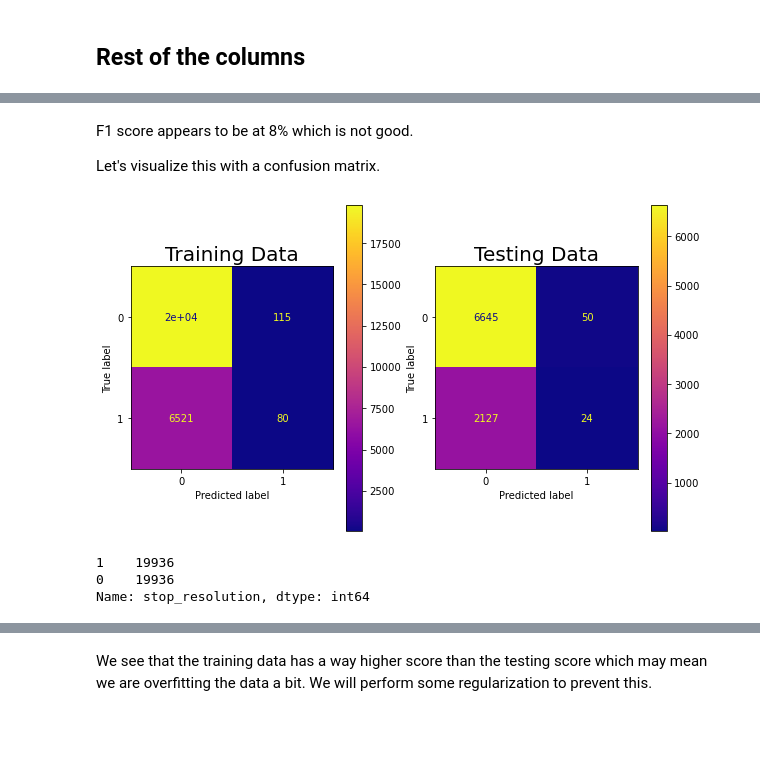
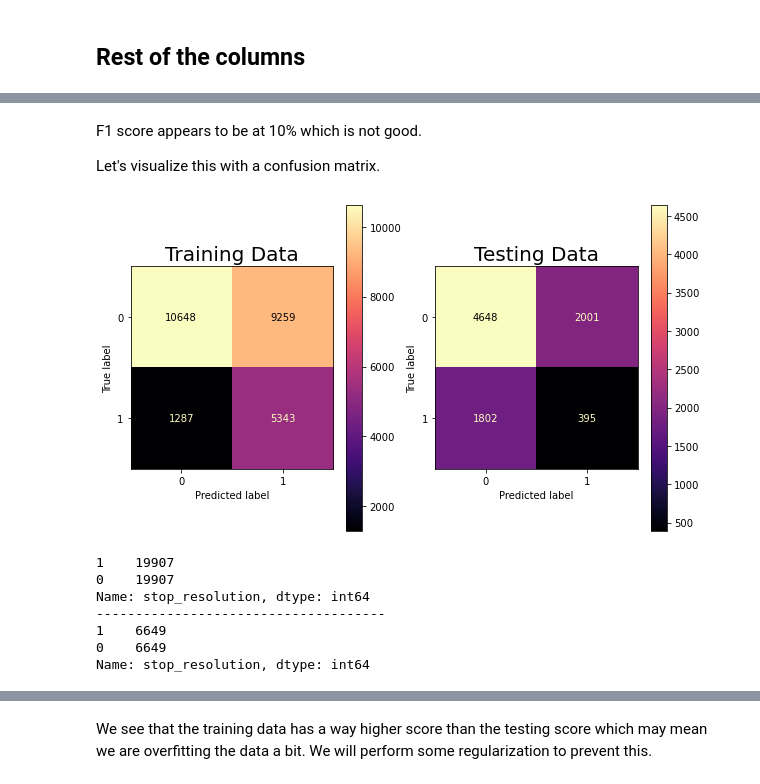
Before and after one commit to edgarbarr1/terry_stops, a Jupyter notebook: Models.ipynb, the cells around one changed output, grey strips where cells are left out. Saved outputs shown, nothing was run; the diff lists cells and outputs as text; code cells hidden in the pictures; blank space fills up the shorter version.

```diff
--- a/Models.ipynb
+++ b/Models.ipynb
@@ -384,5 +254,5 @@ call_type_cat = {'-': '6',
-# %%
-df.call_type.replace(call_type_cat, inplace=True)
+# %%
+df.call_type = df.call_type.astype('category').cat.as_ordered()
 # %%
 df.call_type.value_counts()
 # %% [output]
@@ -396,3 +266 @@ df.call_type.value_counts()
 Name: call_type, dtype: int64
-# %%
-df.call_type = df.call_type.astype(int)
@@ -430,3 +297,4 @@ X_train, X_test, y_train, y_test = train_test_split(X_train_all, y_train_all, ra
 # %%
-ohe = OneHotEncoder(handle_unknown='error')
-ohe.fit(X_train)
+ohe = OneHotEncoder()
+X_train = ohe.fit_transform(X_train)
+X_test = ohe.fit_transform(X_test)
@@ -464,16 +324,16 @@ F1 score for testing data: 0.021573033707865168
 # %% [markdown]
-F1 score appears to be at 8% which is not good.
+F1 score appears to be at 10% which is not good.
 
 Let's visualize this with a confusion matrix.
 # %%
 fig, (ax1,ax2) = plt.subplots(ncols=2, figsize=(10,6))
-plot_confusion_matrix(logreg, X_train, y_train, cmap=plt.cm.plasma, ax=ax1)
-plot_confusion_matrix(logreg, X_test, y_test, cmap=plt.cm.plasma, ax=ax2)
+plot_confusion_matrix(logreg, X_train, y_train, cmap=plt.cm.magma, ax=ax1)
+plot_confusion_matrix(logreg, X_test, y_test, cmap=plt.cm.magma, ax=ax2)
 ax1.set_title('Training Data', size=20)
 ax2.set_title('Testing Data', size=20)
 plt.show()
 # %% [output]
-[figure, old version]
+[figure, new version]
 # %%
 smote = SMOTE()
 X_train_resampled, y_train_resampled  = smote.fit_sample(X_train, y_train)
@@ -480,8 +341,14 @@ X_train_resampled, y_train_resampled  = smote.fit_sample(X_train, y_train)
 # %%
 print(pd.Series(y_train_resampled).value_counts())
+print('-------------------------------------')
+print(pd.Series(y_test_resampled).value_counts())
 # %% [output]
-1    19936
-0    19936
+1    19907
+0    19907
 Name: stop_resolution, dtype: int64
+-------------------------------------
+1    6649
+0    6649
+Name: stop_resolution, dtype: int64
 # %%
 model_2 = logreg.fit(X_train_resampled, y_train_resampled)
```
Also changed, not shown: parts of 53 cells of this notebook, 1 other file.
